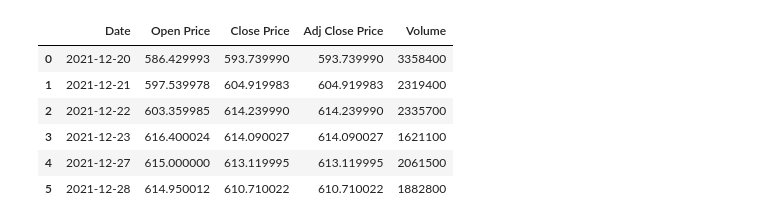
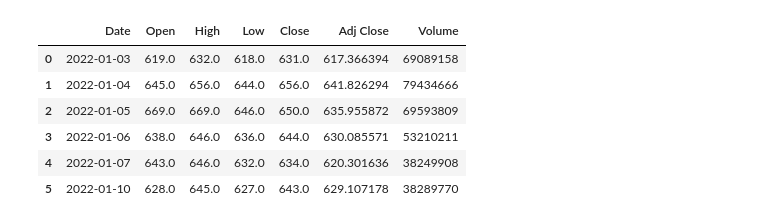
Before and after one commit to vkurpmax/Machine-Learning, a Jupyter notebook: Asia University Course/Final_Project_Stock_06_Decision_Tree_2330.ipynb, the cells around one changed output. Cells and saved outputs as stored; diff of their text form; code cells hidden in the pictures.

```diff
--- a/Asia University Course/Final_Project_Stock_06_Decision_Tree_2330.ipynb
+++ b/Asia University Course/Final_Project_Stock_06_Decision_Tree_2330.ipynb
@@ -19,12 +19,12 @@ Saving NFLX_Stock.csv to NFLX_Stock.csv
 # %%
 # Store the data into a data frame
-df = pd.read_csv('NFLX_Stock.csv')
+df = pd.read_csv('2330.TW.csv')
 df.head(6)
 # %% [output]
-|  | Date | Open Price | Close Price | Adj Close Price | Volume |
-| 0 | 2021-12-20 | 586.429993 | 593.739990 | 593.739990 | 3358400 |
-| 1 | 2021-12-21 | 597.539978 | 604.919983 | 604.919983 | 2319400 |
-| 2 | 2021-12-22 | 603.359985 | 614.239990 | 614.239990 | 2335700 |
-| 3 | 2021-12-23 | 616.400024 | 614.090027 | 614.090027 | 1621100 |
-| 4 | 2021-12-27 | 615.000000 | 613.119995 | 613.119995 | 2061500 |
-| 5 | 2021-12-28 | 614.950012 | 610.710022 | 610.710022 | 1882800 |
+|  | Date | Open | High | Low | Close | Adj Close | Volume |
+| 0 | 2022-01-03 | 619.0 | 632.0 | 618.0 | 631.0 | 617.366394 | 69089158 |
+| 1 | 2022-01-04 | 645.0 | 656.0 | 644.0 | 656.0 | 641.826294 | 79434666 |
+| 2 | 2022-01-05 | 669.0 | 669.0 | 646.0 | 650.0 | 635.955872 | 69593809 |
+| 3 | 2022-01-06 | 638.0 | 646.0 | 636.0 | 644.0 | 630.085571 | 53210211 |
+| 4 | 2022-01-07 | 643.0 | 646.0 | 632.0 | 634.0 | 620.301636 | 38249908 |
+| 5 | 2022-01-10 | 628.0 | 645.0 | 627.0 | 643.0 | 629.107178 | 38289770 |
```
Also changed, not shown: parts of 13 cells of this notebook.
